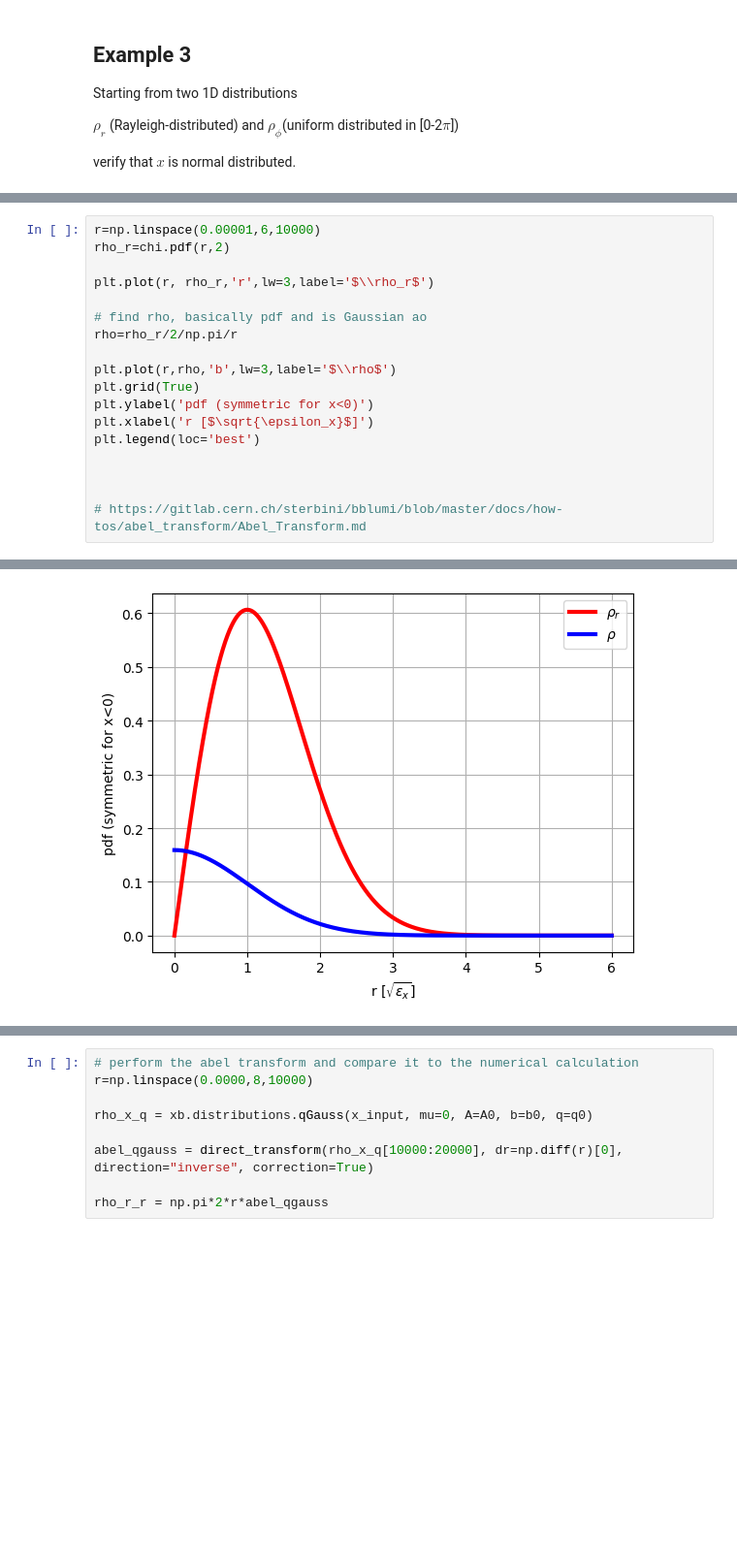
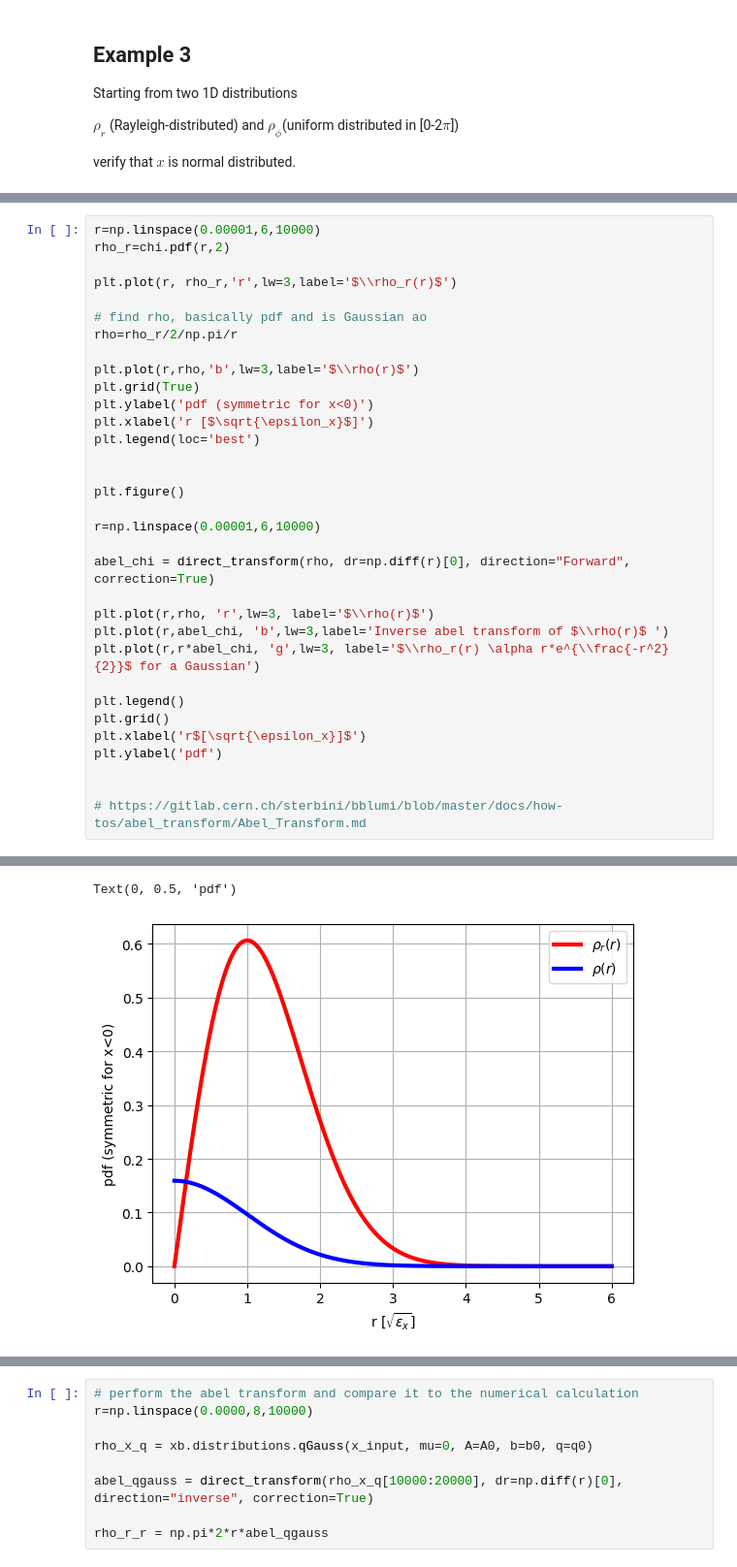
Before and after one commit to ElleanorLamb/xsuite_functions, a Jupyter notebook: Examples/abel_density.ipynb, the cells around one changed output, grey strips where cells are left out. Shown at 97% size. Saved outputs shown, nothing was run; the diff lists cells and outputs as text; blank space fills up the shorter version.

```diff
--- a/Examples/abel_density.ipynb
+++ b/Examples/abel_density.ipynb
@@ -127,18 +132,33 @@ Compute the $\rho$ from a $\chi^2 = 2 $ distribution, and then find the Abel tra
 r=np.linspace(0.00001,6,10000)
 rho_r=chi.pdf(r,2)
 
-plt.plot(r, rho_r,'r',lw=3,label='$\\rho_r$')
+plt.plot(r, rho_r,'r',lw=3,label='$\\rho_r(r)$')
 
 # find rho, basically pdf and is Gaussian ao
 rho=rho_r/2/np.pi/r
 
-plt.plot(r,rho,'b',lw=3,label='$\\rho$')
+plt.plot(r,rho,'b',lw=3,label='$\\rho(r)$')
 plt.grid(True)
 plt.ylabel('pdf (symmetric for x<0)')
 plt.xlabel('r [$\sqrt{\epsilon_x}$]')
 plt.legend(loc='best')
 
 
+plt.figure()
+
+r=np.linspace(0.00001,6,10000)
+
+abel_chi = direct_transform(rho, dr=np.diff(r)[0], direction="Forward", correction=True)
+
+plt.plot(r,rho, 'r',lw=3, label='$\\rho(r)$')
+plt.plot(r,abel_chi, 'b',lw=3,label='Inverse abel transform of $\\rho(r)$ ')
+plt.plot(r,r*abel_chi, 'g',lw=3, label='$\\rho_r(r) \alpha r*e^{\\frac{-r^2}{2}}$ for a Gaussian')
+
+plt.legend()
+plt.grid()
+plt.xlabel('r$[\sqrt{\epsilon_x}]$')
+plt.ylabel('pdf')
+
 
 # https://gitlab.cern.ch/sterbini/bblumi/blob/master/docs/how-tos/abel_transform/Abel_Transform.md
 # %% [output]
@@ -146 +167,2 @@ plt.legend(loc='best')
+Text(0, 0.5, 'pdf')
-[figure, old version]
+[figure, new version]
```
Also changed, not shown: parts of 15 cells of this notebook.
